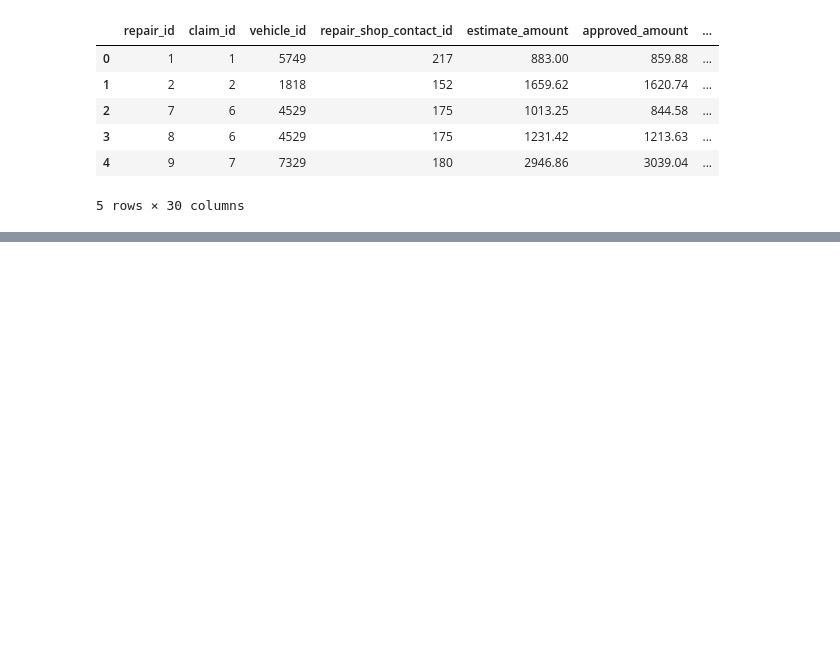
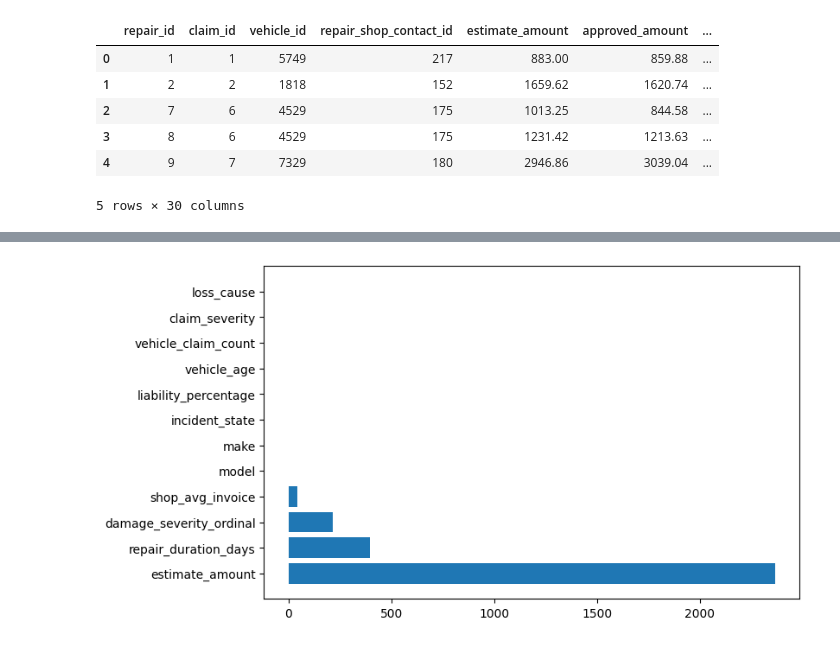
Before and after one commit to Skatyal2000/Aviva-ml, a Jupyter notebook: Regression_Model.ipynb, the cells around one changed output, grey strips where cells are left out. Cells and saved outputs as stored; diff of their text form; code cells hidden in the pictures; blank space fills up the shorter version.

```diff
--- a/Regression_Model.ipynb
+++ b/Regression_Model.ipynb
@@ -94,0 +381,6 @@ suspicious {'predicted': 2565.2619005419456, 'actual': 18250.0, 'residual': 1568
+# %%
+model_lookup = {
+    "Ridge": ridge_model, "RandomForest": rf_model, "ExtraTrees": et_model,
+    "GradientBoosting": gb_model, "HistGradientBoosting": hgb_model,
+    "LightGBM": lgbm_model, "XGBoost": xgb_model,
+}
@@ -94,0 +432,9 @@ suspicious {'predicted': 2565.2619005419456, 'actual': 18250.0, 'residual': 1568
+# %%
+imp = permutation_importance(best_model, X_test, y_test, n_repeats=5, random_state=42, scoring="neg_mean_absolute_error")
+order = np.argsort(imp.importances_mean)[::-1]
+
+fig, ax = plt.subplots(figsize=(8, 5))
+ax.barh(np.array(NUMERIC_FEATURES + CATEGORICAL_FEATURES)[order], imp.importances_mean[order])
+plt.show()
+# %% [output]
+[figure, added]
```
Also changed, not shown: parts of 68 cells of this notebook, 4 other files.
